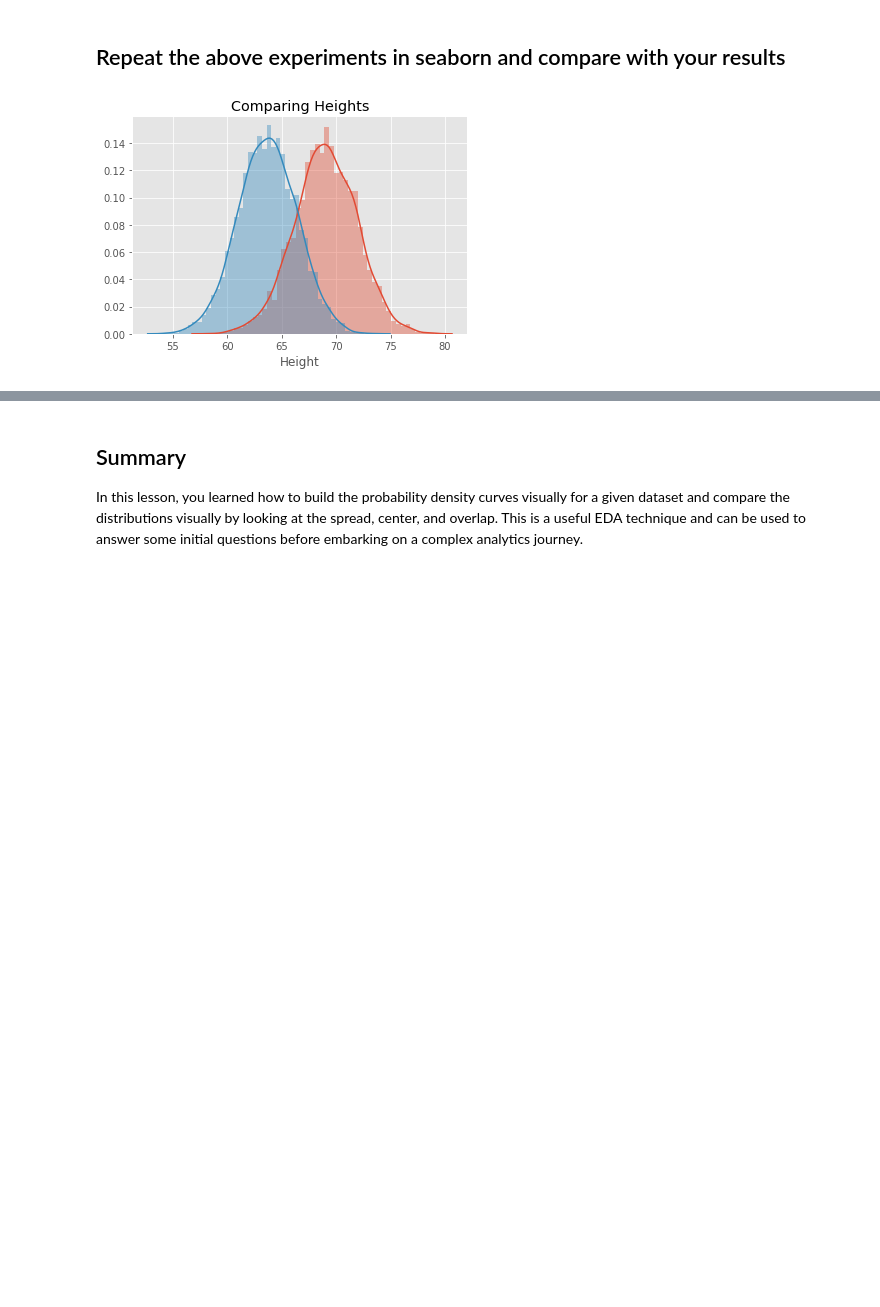
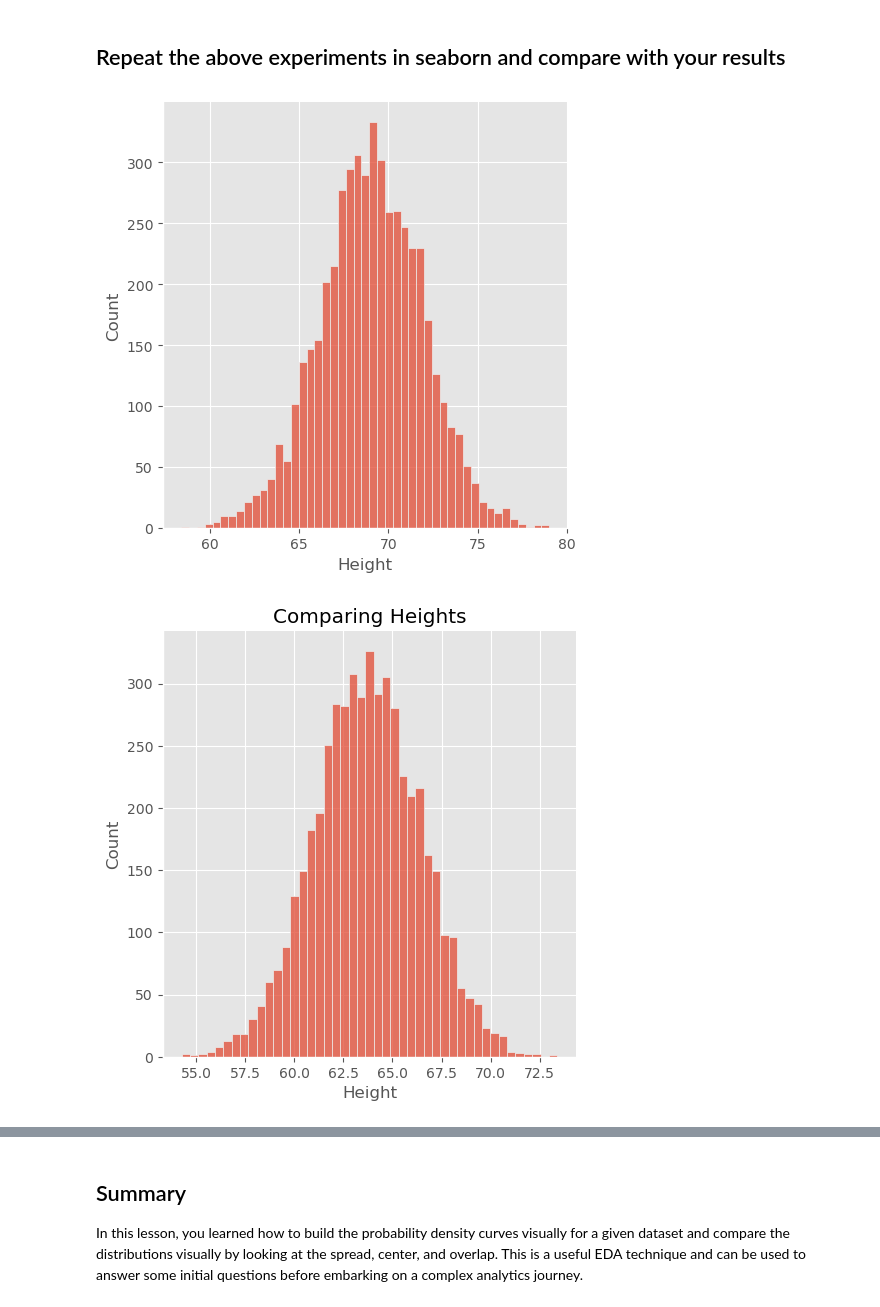
Before and after one commit to learn-co-curriculum/probability-density-functions-lab, a Jupyter notebook: index.ipynb, the cells around one changed output, grey strips where cells are left out. Cells and saved outputs as stored; diff of their text form; code cells hidden in the pictures; blank space fills up the shorter version.

```diff
--- a/index.ipynb
+++ b/index.ipynb
@@ -16,11 +16,13 @@ You will be able to:
 
 Let's import the necessary libraries for this lab.
 # %%
+
 # Import required libraries
 import numpy as np
 import matplotlib.pyplot as plt
-plt.style.use('ggplot')
+# plt.style.use('ggplot')
 import pandas as pd
+import seaborn as sns
 # %% [markdown]
 ## Import the data, and calculate the mean and the standard deviation
 
@@ -161,11 +149,12 @@ plt.show()
 # %% [markdown]
 ## Repeat the above experiments in seaborn and compare with your results
 # %%
-import seaborn as sns
-sns.distplot(male_df.Height)
-sns.distplot(female_df.Height)
+
+sns.displot(male_df.Height)
+sns.displot(female_df.Height)
 plt.title('Comparing Heights')
 plt.show()
 # %% [output]
-[figure, old version]
+[figure, new version]
+[figure, added]
 # %%
```
Also changed, not shown: parts of 9 cells of this notebook, 34 other files.
